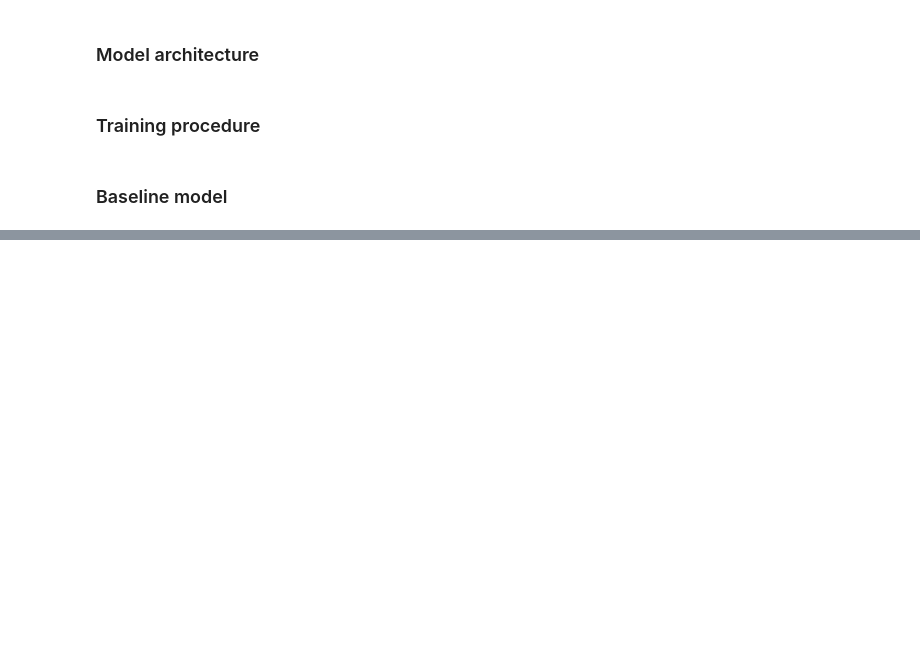
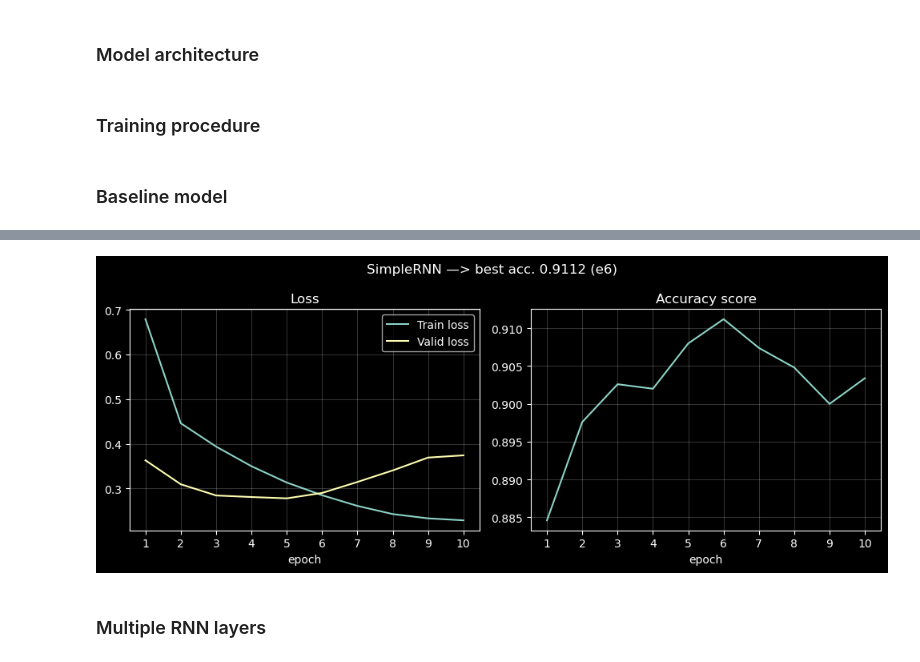
Before and after one commit to WanomiR/Deep-Learning-School, a Jupyter notebook: semester-2/assignments/[hw]text_classification.ipynb, the cells around one changed output, grey strips where cells are left out. Saved outputs shown, nothing was run; the diff lists cells and outputs as text; code cells hidden in the pictures; blank space fills up the shorter version.

```diff
--- a/semester-2/assignments/[hw]text_classification.ipynb
+++ b/semester-2/assignments/[hw]text_classification.ipynb
@@ -337,0 +364,11 @@ model, history = train_loop(simple_rnn, criterion, optimizer)
+# %%
+bigger_rnn = SimpleRNN(
+    hidden_dim=512, vocab_size=len(vocab), dropout_rate=0.15).to(device)
+criterion = nn.CrossEntropyLoss()
+optimizer = torch.optim.AdamW(bigger_rnn.parameters(), lr=1e-4)
+# %%
+_ = train_loop(bigger_rnn, criterion, optimizer)
+# %% [output]
+[figure, added]
+# %% [markdown]
+### Multiple RNN layers
```
Also changed, not shown: parts of 13 cells of this notebook.
